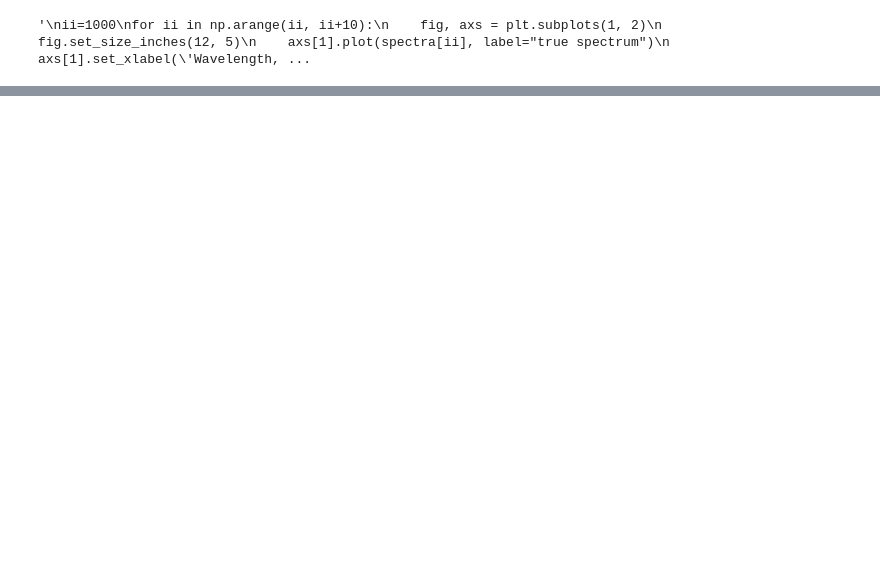
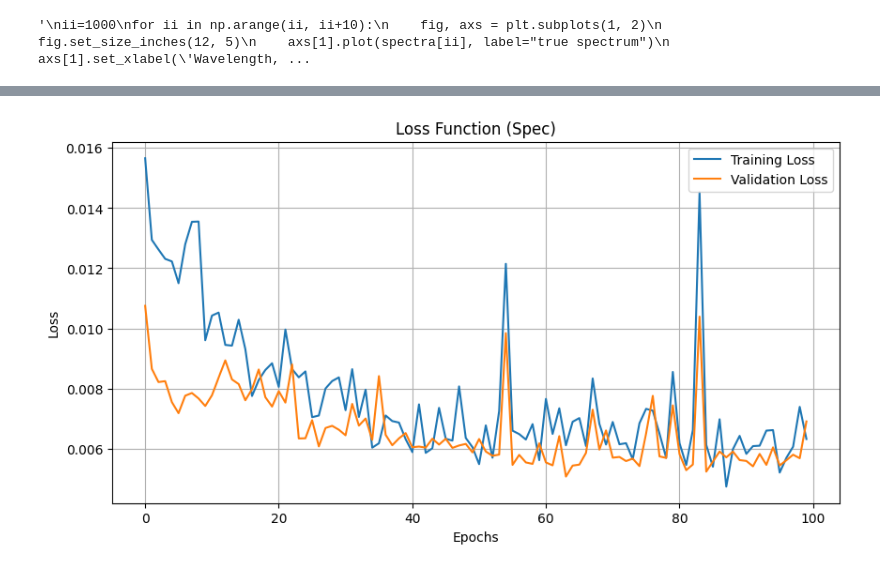
Before and after one commit to astrodeepnet/vae_mpoe, a Jupyter notebook: VAE_HSC_interp_PEGASE_2_sampling_spectrain.ipynb, the cells around one changed output, grey strips where cells are left out. Saved outputs shown, nothing was run; the diff lists cells and outputs as text; code cells hidden in the pictures; blank space fills up the shorter version.

```diff
--- a/VAE_HSC_interp_PEGASE_2_sampling_spectrain.ipynb
+++ b/VAE_HSC_interp_PEGASE_2_sampling_spectrain.ipynb
@@ -4,7 +4,6 @@ import mlflow.tensorflow
 from dust_extinction.parameter_averages import CCM89
 import astropy.units as u
 from tensorflow.keras.callbacks import ModelCheckpoint
-
 import os
 
 os.environ["KERAS_BACKEND"] = "tensorflow"
@@ -26,8 +25,12 @@ from SpectraVAE import SpectraVAE
 from BandPassVAE import BandPassVAE
 from ParamVAE import ParamVAE
 from ParamVAEapply import ParamVAEapply
+from validate_HSC import validate_HSC
+
+
 fig_path = "/data/kirg/MMVAE/MLFlow"
-weight_path = "/data/kirg/MMVAE/"
+weight_path = "/data/kirg/MMVAE/bpz_tmpl_1.1"
+os.makedirs(weight_path, exist_ok=True)
 # %%
 from tensorflow.python.client import device_lib
 
@@ -182 +319,15 @@ for ii in np.arange(ii, ii+10):
+# %%
+history = hsp.history
+
+plt.figure(figsize=(10, 5))
+plt.plot(history['loss'], label='Training Loss')
+plt.plot(history['val_loss'], label='Validation Loss')
+plt.xlabel('Epochs')
+plt.ylabel('Loss')
+plt.title('Loss Function (Spec)')
+plt.legend()
+plt.grid(True)
+plt.show()
+# %% [output]
+[figure, added]
 # %%
```
Also changed, not shown: parts of 29 cells of this notebook, 2 other files.
